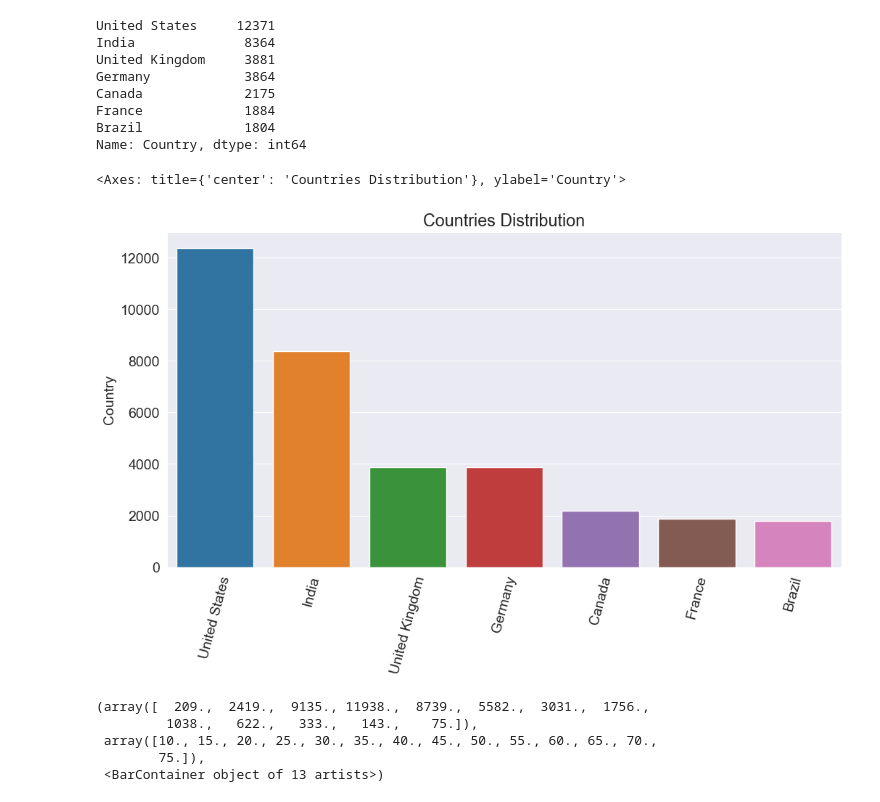
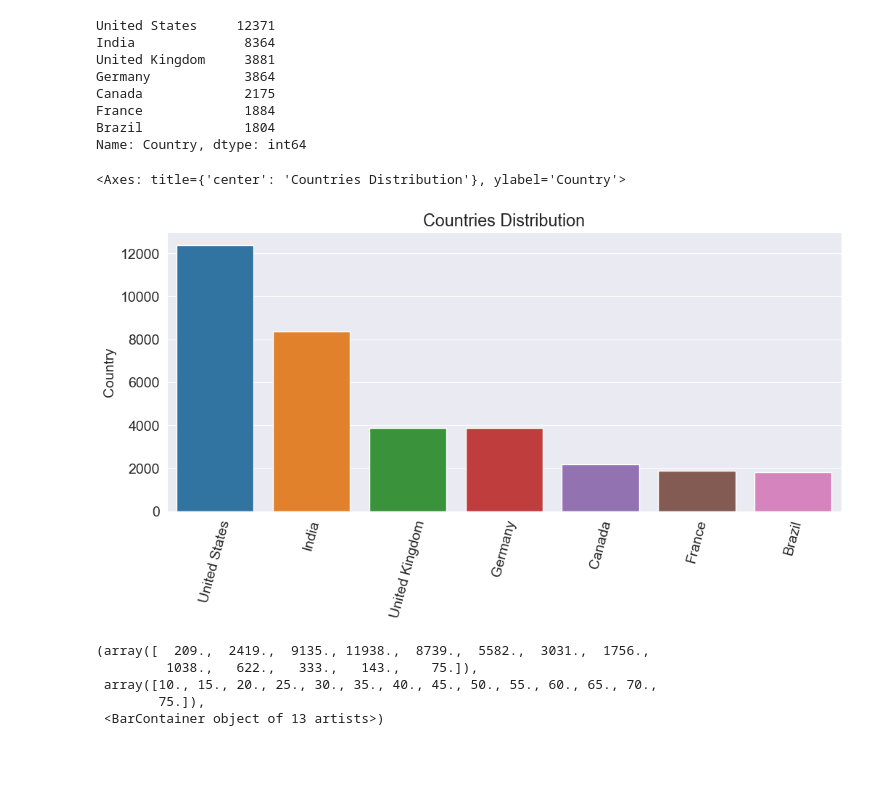
Before and after one commit to fabrice-programmer/project-das, a Jupyter notebook: realworld.ipynb, the cells around one changed output. Saved outputs shown, nothing was run; the diff lists cells and outputs as text; code cells hidden in the pictures; blank space fills up the shorter version.

```diff
--- a/realworld.ipynb
+++ b/realworld.ipynb
@@ -219,13 +219,13 @@ France             1884
 Brazil             1804
 Name: Country, dtype: int64
 # %%
-plt.figure(figsize=(12,6))
+plt.figure(figsize=(12,5))
 plt.xticks(rotation=75)
 plt.title("Countries Distribution")
 sns.barplot(x=top_countries.index, y=top_countries)
 # %% [output]
 <Axes: title={'center': 'Countries Distribution'}, ylabel='Country'>
-[figure, old version]
+[figure, new version]
 # %%
 plt.figure(figsize=(12,6))
 plt.title("Age Distribution")
```
Also changed, not shown: parts of 2 cells of this notebook.
